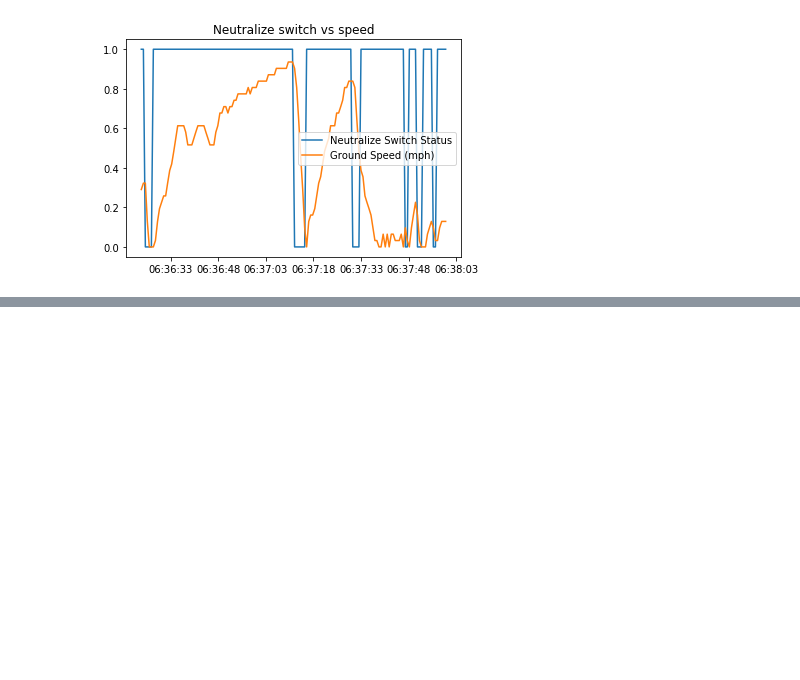
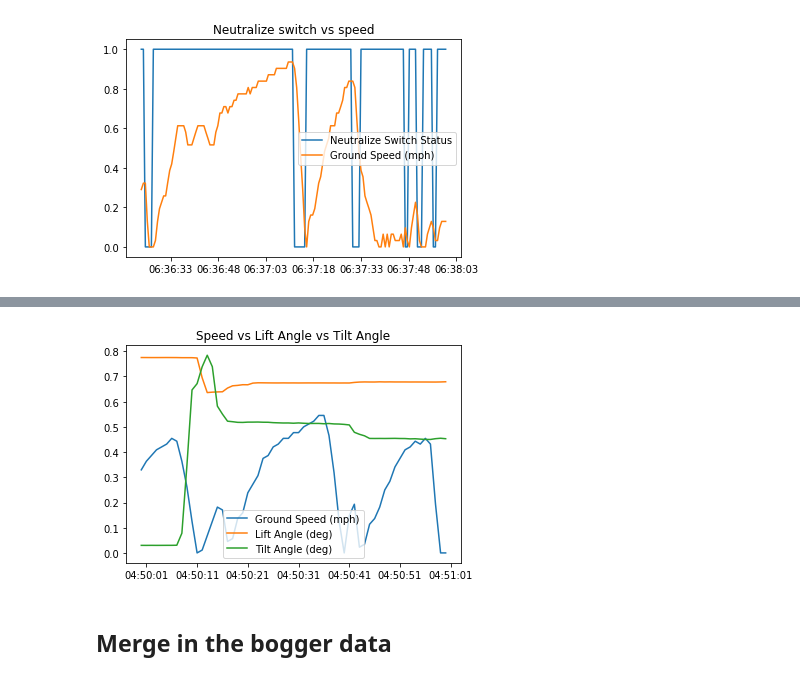
Before and after one commit to saramic/roxoff, a Jupyter notebook: prelim_analysis/Vehicle_data_overview.ipynb, the cells around one changed output, grey strips where cells are left out. Drawn from its saved outputs; the diff is of its cells as text; code cells hidden in the pictures; blank space fills up the shorter version.

Commit message:
merged bogger cycle data and started analysing cycles but not too happy with the data, will look at merging location data to get a better view of this

```diff
--- a/prelim_analysis/Vehicle_data_overview.ipynb
+++ b/prelim_analysis/Vehicle_data_overview.ipynb
@@ -4,13 +4,15 @@
 import numpy as np
 import pandas as pd
 from datetime import datetime
-GPSfromUTC = (datetime(1980,1,6) - datetime(1970,1,1)).total_seconds()
-
 import matplotlib.pyplot as plt
 %matplotlib inline
 import glob
 import os.path
 import re
+
+GPS_from_UTC = (datetime(1980,1,6) - datetime(1970,1,1)).total_seconds()
+GPS_parse_date = lambda date: datetime.utcfromtimestamp(date + GPS_from_UTC)
+GPS_parse_dates = lambda dates: [GPS_parse_date(date) for date in dates]
 
 all_dir = '../../Vehicle Data/November2016/2016.11.1?/RCM00001/*_Complete_Log/'
 first_best_dir = '../../Vehicle Data/November2016/2016.11.11/RCM00001/16.36.06_Complete_Log/'
@@ -270,12 +306,3 @@ plot_normalized_for(df, 'Neutralize switch vs speed',
 [figure]
 [figure]
 [figure]
-# %%
-# This take a long time TODO why?
-df_imu = pd.DataFrame()
-for name in glob.glob(all_dir + 'LHDIMUData*'):
-    dfx = pd.read_csv(name)
-    dfx.drop(dfx.columns[[3, 4,5,25]], axis=1, inplace=True)
-#     dfx['OriginationTimeStamp'] = dfx['OriginationTime'].apply(lambda x:datetime.utcfromtimestamp(x))
-    dfx['OriginationTime'] = pd.to_datetime(dfx['OriginationTime'])
-    df_imu = df_imu.append(dfx)
@@ -281,0 +350,16 @@ for name in glob.glob(all_dir + 'LHDIMUData*'):
+# %%
+# Resample do not re-run without re-running previous
+switcher = {
+    'Forward': 1,
+    'Neutral': 0,
+    'Reverse': -1,
+    'Err-Unknown': -3
+}
+df_md['Direction Switch Position Status'] = df_md['Direction Switch Position Status'].apply(lambda x: switcher.get(x))
+
+df_md_sec = df_md.resample('S') # resample down to second
+df_bd_sec = df_bd.resample('S')
+# .agg({'col 1': np.sum, 'col 2': np.mean}) # can choose different resample methods, maybe max?
+
+df_all = df_md_sec.join(df_bd_sec)
+df_all.head(3)
@@ -281,0 +372,10 @@ for name in glob.glob(all_dir + 'LHDIMUData*'):
+# %%
+plot_normalized_for(df_all, 'Speed vs Lift Angle vs Tilt Angle',
+                    ['Ground Speed (mph)', 'Lift Angle (deg)', 'Tilt Angle (deg)'],
+                    '2016-11-12 04:50', # TODO how to pass [from : to] list slice?
+                    '2016-11-12 05:00'
+                   )
+# %% [output]
+[figure, added]
+# %% [markdown]
+## Merge in the bogger data
```
Also changed, not shown: parts of 19 cells of this notebook.
